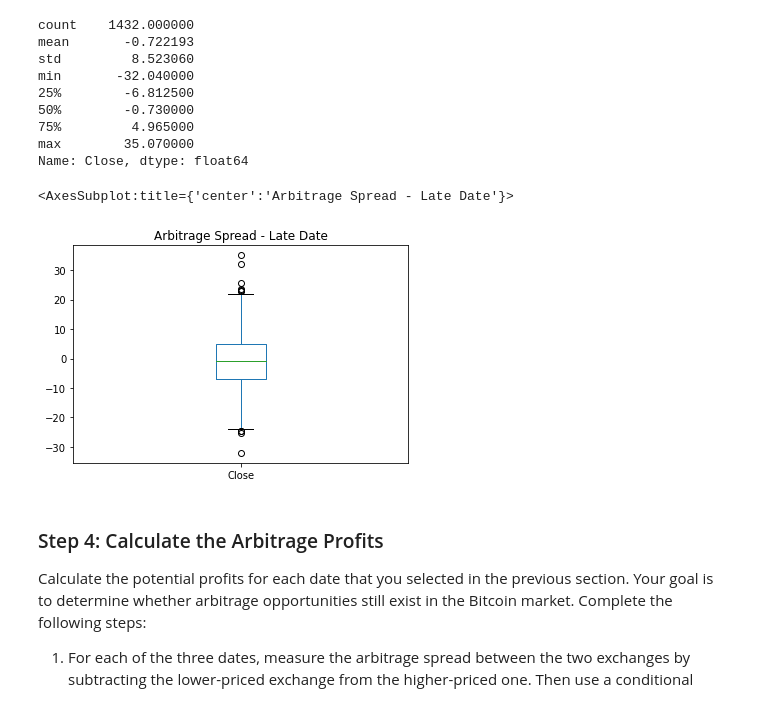
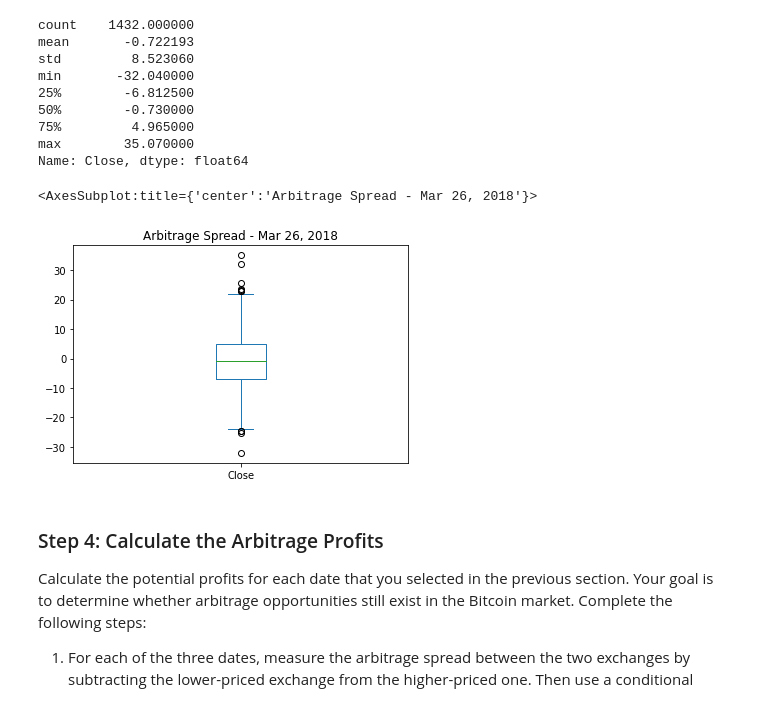
Before and after one commit to diegoalcocer/fintech-crypto-arbitrage, a Jupyter notebook: crypto_arbitrage.ipynb, the cells around one changed output. Cells and saved outputs as stored; diff of their text form; code cells hidden in the pictures.

```diff
--- a/crypto_arbitrage.ipynb
+++ b/crypto_arbitrage.ipynb
@@ -380,10 +385,10 @@ Name: Close, dtype: float64
 # %%
 # Using the date from the late that you have selected, calculate the arbitrage spread
 # by subtracting the bitstamp lower closing prices from the coinbase higher closing prices
-arbitrage_spread_late = # YOUR CODE HERE
+arbitrage_spread_late = coinbase['Close'].loc['2018-03-26'] - bitstamp['Close'].loc['2018-03-26']
 
 # Generate summary statistics for the late DataFrame
-# YOUR CODE HERE
+arbitrage_spread_late.describe()
 # %% [output]
 count    1432.000000
 mean       -0.722193
@@ -396,10 +401,10 @@ max        35.070000
 Name: Close, dtype: float64
 # %%
 # Visualize the arbitrage spread from late in the dataset in a box plot
-# YOUR CODE HERE
+arbitrage_spread_late.plot(kind='box', title='Arbitrage Spread - Mar 26, 2018')
 # %% [output]
-<AxesSubplot:title={'center':'Arbitrage Spread - Late Date'}>
+<AxesSubplot:title={'center':'Arbitrage Spread - Mar 26, 2018'}>
-[figure, old version]
+[figure, new version]
 # %% [markdown]
 ### Step 4: Calculate the Arbitrage Profits
 
```
Also changed, not shown: parts of 36 cells of this notebook.
